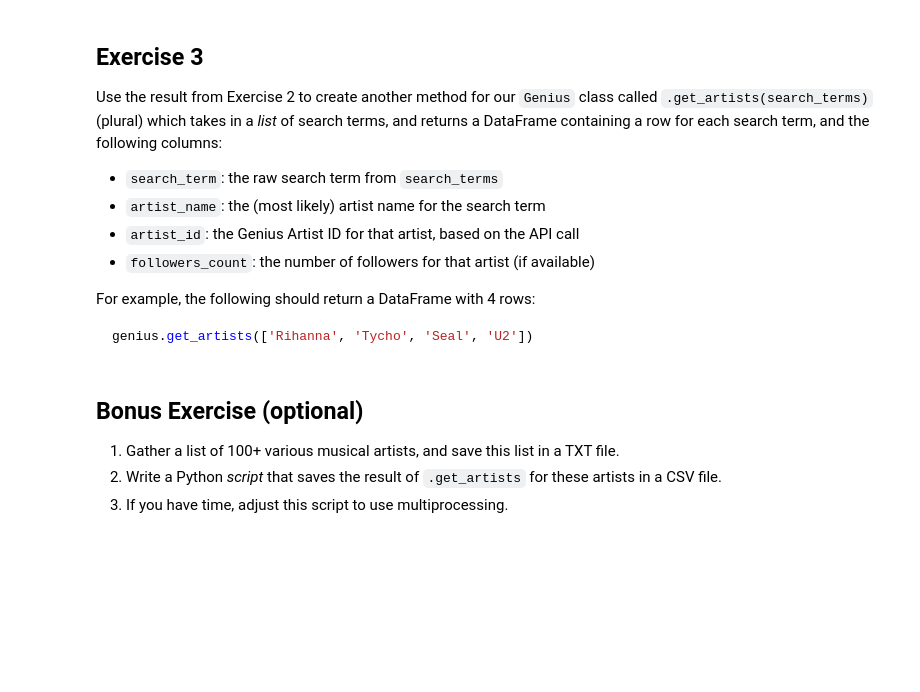
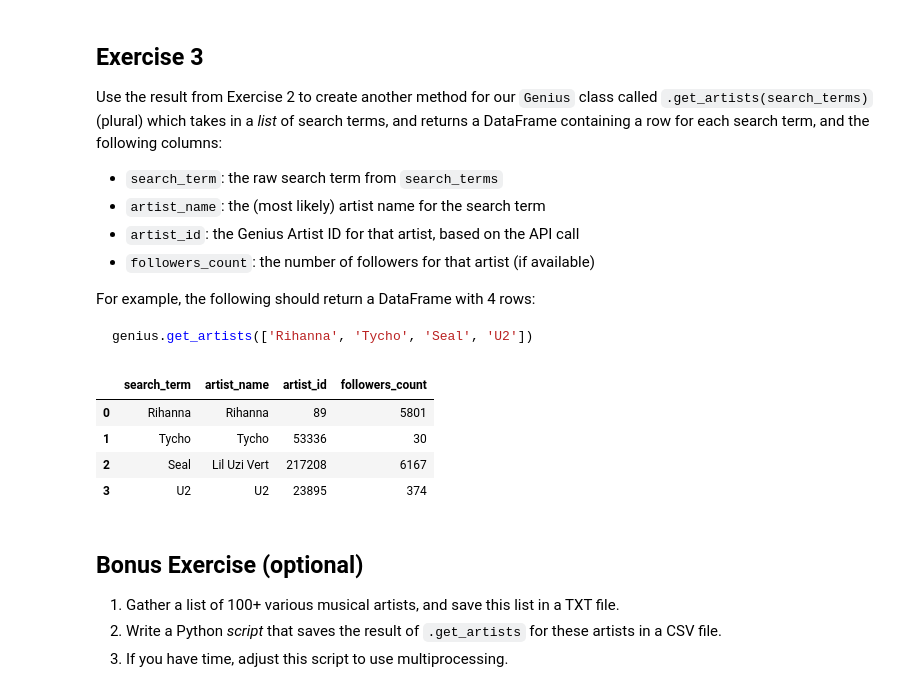
Before and after one commit to grantstarnes/week-6, a Jupyter notebook: exercises.ipynb, the cells around one changed output. Cells and saved outputs as stored; diff of their text form; code cells hidden in the pictures; blank space fills up the shorter version.

Commit message:
finally got my dataframe to show up

````diff
--- a/exercises.ipynb
+++ b/exercises.ipynb
@@ -80,6 +80,18 @@ For example, the following should return a DataFrame with 4 rows:
 ```python
 genius.get_artists(['Rihanna', 'Tycho', 'Seal', 'U2'])
 ```
+# %%
+import importlib
+import apputil
+importlib.reload(apputil)
+
+genius.get_artists(['Rihanna', 'Tycho', 'Seal', 'U2'])
+# %% [output]
+|  | search_term | artist_name | artist_id | followers_count |
+| 0 | Rihanna | Rihanna | 89 | 5801 |
+| 1 | Tycho | Tycho | 53336 | 30 |
+| 2 | Seal | Lil Uzi Vert | 217208 | 6167 |
+| 3 | U2 | U2 | 23895 | 374 |
 # %% [markdown]
 ## Bonus Exercise (optional)
 
````
Also changed, not shown: 1 other file.
